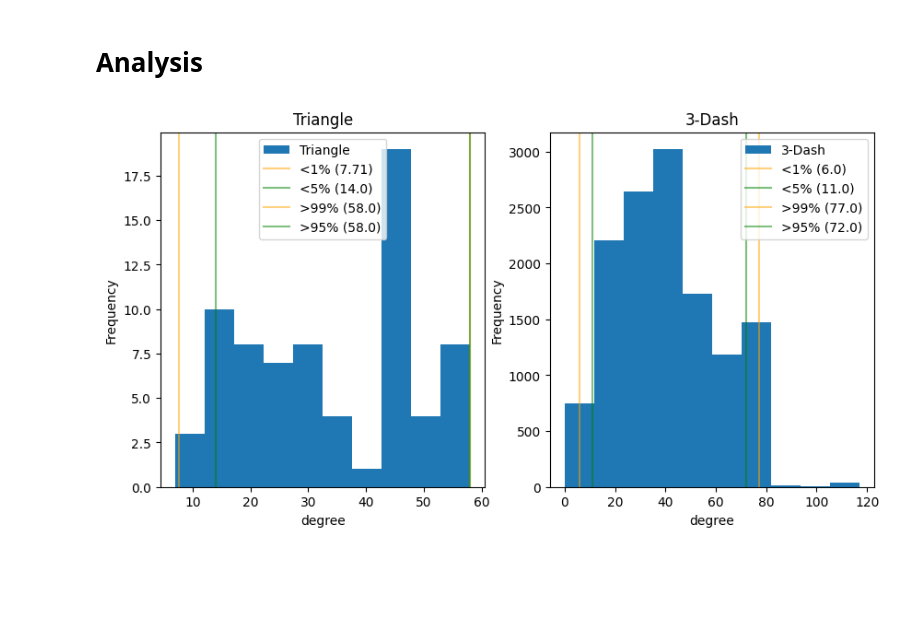
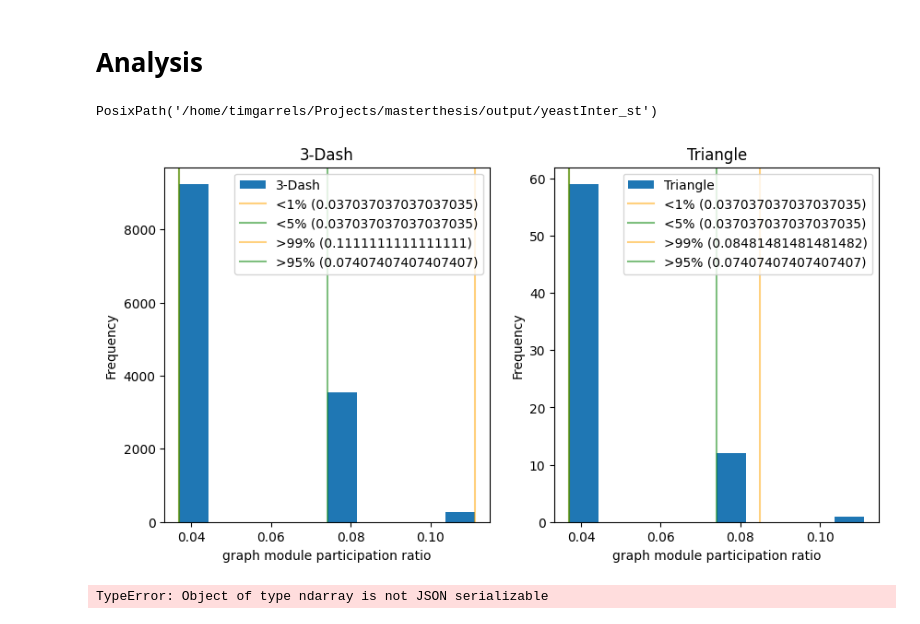
Before and after one commit to DILiS-lab/pmotif_lib, a Jupyter notebook: notebooks/Interfaces/Local Scope 2 - Which graphlet occurrence more prevalent than others?.ipynb, the cells around one changed output. Drawn from its saved outputs; the diff is of its cells as text; code cells hidden in the pictures; blank space fills up the shorter version.

Commit message:
Update Notebooks to leverage new metric consolidation and graph layout caching
Add Metric Consolidation

```diff
--- a/notebooks/Interfaces/Local Scope 2 - Which graphlet occurrence more prevalent than others?.ipynb
+++ b/notebooks/Interfaces/Local Scope 2 - Which graphlet occurrence more prevalent than others?.ipynb
@@ -17,8 +24,27 @@ graphlet_classes = set(df["graphlet_class"])
 graphlet_classes
 # %% [output]
 {'011 100 100', '011 101 110'}
+# %%
+METRIC_NAME = "graph module participation ratio"
+
+assert METRIC_NAME in potential_metrics
+# %%
+from typing import Union
+
+from pmotifs.GraphletPositionalMetrics import GraphletPositionalMetrics
+
+
+def get_positional_metric(result: Result) -> Union[int, float]:
+    """A wrapper to consolidate metrics"""
+    return metrics[METRIC_NAME](result)
 # %% [markdown]
 # Analysis
+# %%
+g.output_directory
+# %% [output]
+PosixPath('/home/timgarrels/Projects/masterthesis/output/yeastInter_st')
+# %%
+df[METRIC_NAME] = get_positional_metric(r)
 # %%
 from statistics import quantiles
 
@@ -36,41 +62,40 @@ def elements_in_percentile(elements, percentile, above=True):
 # %%
 import matplotlib.pyplot as plt
 
 from pmotifs.graphlet_representation import graphlet_class_to_name
 
-METRIC_NAME = "degree"
 
 fig, axes = plt.subplots(1, len(graphlet_classes), figsize=(len(graphlet_classes) * 5, 5))
 
 for i, graphlet_class in enumerate(graphlet_classes):
     ax = axes[i]
 
     metric = df[df["graphlet_class"] == graphlet_class][METRIC_NAME]
 
     percentile_cuts = quantiles(metric, n=100, method="inclusive")
 
     ax.hist(metric, label=graphlet_class_to_name(graphlet_class))
     ax.axvline(percentile_cuts[0], label=f"<1% ({percentile_cuts[0]})", color="orange", alpha=0.5)
     ax.axvline(percentile_cuts[4], label=f"<5% ({percentile_cuts[4]})", color="green", alpha=0.5)
     ax.axvline(percentile_cuts[-1], label=f">99% ({percentile_cuts[-1]})", color="orange", alpha=0.5)
     ax.axvline(percentile_cuts[-5], label=f">95% ({percentile_cuts[-5]})", color="green", alpha=0.5)
 
 
     ax.legend()
     ax.set_xlabel(METRIC_NAME)
     ax.set_ylabel("Frequency")
     ax.set_title(graphlet_class_to_name(graphlet_class))
 # %% [output]
-[figure, old version]
+[figure, new version]
 # %%
 """Prepare Graph Plotting"""
 import networkx as nx
 
-from pmotifs.analysis_utilities.plotting import prepare_kamada_kawai_layout_with_multiple_components
+from pmotifs.analysis_utilities.plotting import get_kamada_kawai_layout
 
-
-nx_g = g.load_graph()
-pos = prepare_kamada_kawai_layout_with_multiple_components(nx_g)
+pos = get_kamada_kawai_layout(g)
+# %% [output]
+TypeError: Object of type ndarray is not JSON serializable
 # %%
 def get_quantile_filters(metric_name, graphlet_df):
     metric = graphlet_df[metric_name]
```
Also changed, not shown: parts of 3 cells of this notebook, 4 other files.
